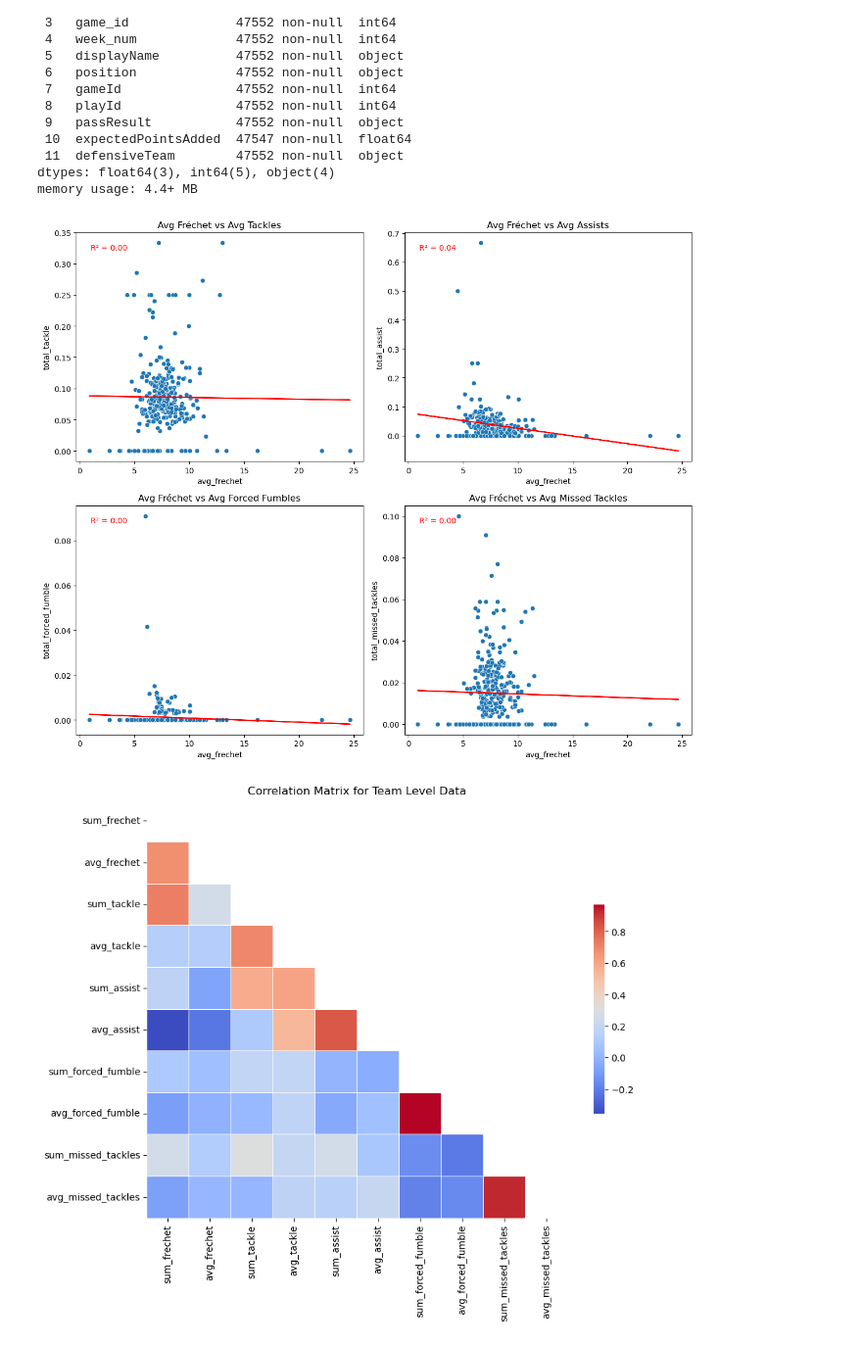
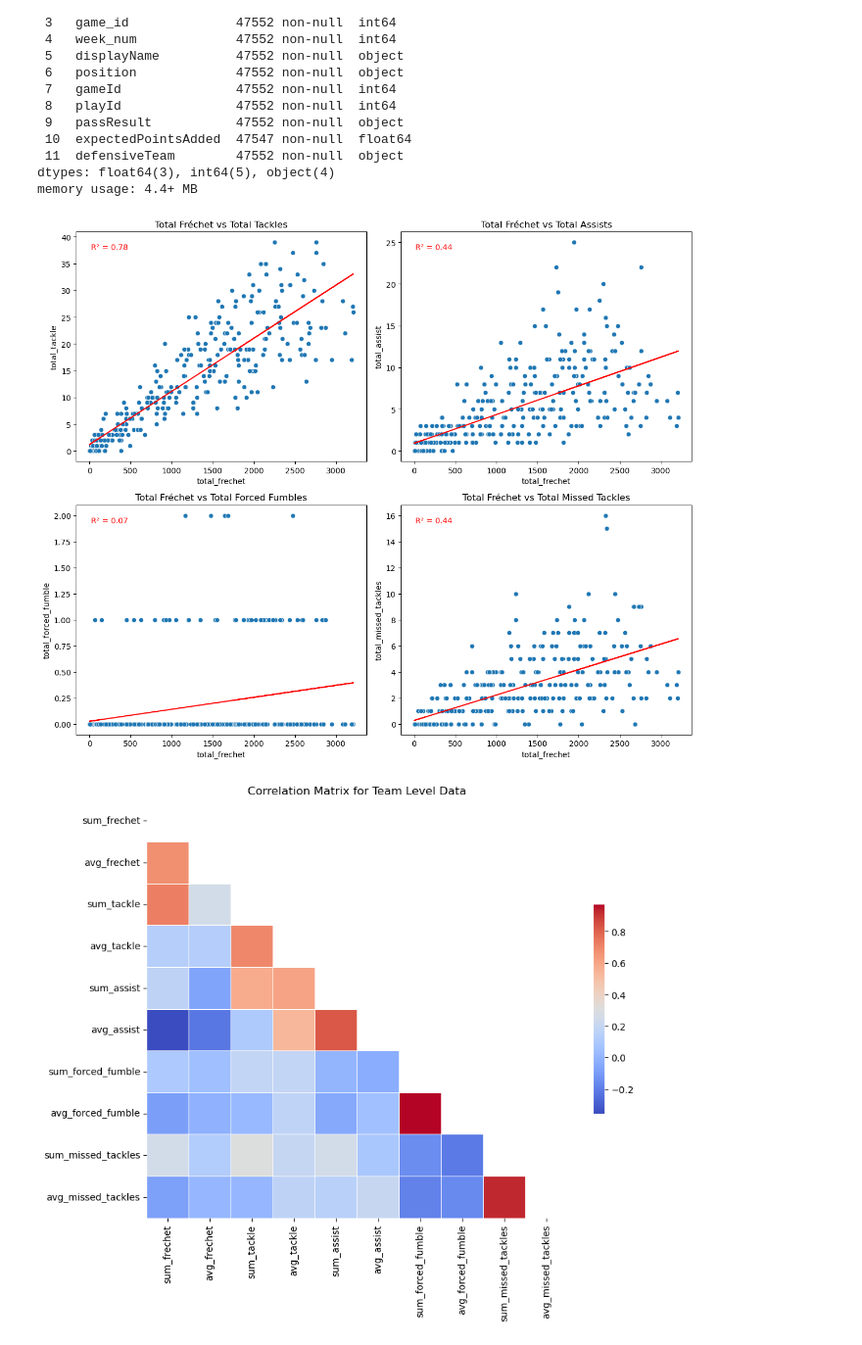
Before and after one commit to tbryan2/nfl-big-data-bowl-2024, a Jupyter notebook: notebooks/analyze_pso.ipynb, the cells around one changed output. Shown at 98% size. Cells and saved outputs as stored; diff of their text form; code cells hidden in the pictures.

```diff
--- a/notebooks/analyze_pso.ipynb
+++ b/notebooks/analyze_pso.ipynb
@@ -202,44 +202,44 @@ df[tackle_cols] = df[tackle_cols].fillna(0)
 
 # Aggregate at the player level
 player_level_data = df.groupby(['nflId', 'displayName']).agg(
-    avg_frechet=('frechet_distance', 'mean'),
-    total_tackle=('tackle', 'mean'),
-    total_assist=('assist', 'mean'),
-    total_forced_fumble=('forcedFumble', 'mean'),
-    total_missed_tackles=('pff_missedTackle', 'mean'),
+    total_frechet=('frechet_distance', 'sum'),
+    total_tackle=('tackle', 'sum'),
+    total_assist=('assist', 'sum'),
+    total_forced_fumble=('forcedFumble', 'sum'),
+    total_missed_tackles=('pff_missedTackle', 'sum'),
 ).reset_index()
 
 # Define a function to create scatter plots with trend lines
 def create_scatter_plot(x, y, data, ax, title):
     sns.scatterplot(x=x, y=y, data=data, ax=ax)
     ax.set_title(title)
     slope, intercept, r_value, p_value, std_err = linregress(data[x], data[y])
     ax.plot(data[x], intercept + slope*data[x], color='red')  # Trend line
     ax.text(0.05, 0.95, f'R\u00b2 = {r_value**2:.2f}', transform=ax.transAxes,
             color='red', verticalalignment='top')
 
 # Create scatter plots for player-level data
 fig, axs = plt.subplots(2, 2, figsize=(12, 10))
-create_scatter_plot('avg_frechet', 'total_tackle', player_level_data, axs[0, 0], 'Avg Fréchet vs Avg Tackles')
-create_scatter_plot('avg_frechet', 'total_assist', player_level_data, axs[0, 1], 'Avg Fréchet vs Avg Assists')
-create_scatter_plot('avg_frechet', 'total_forced_fumble', player_level_data, axs[1, 0], 'Avg Fréchet vs Avg Forced Fumbles')
-create_scatter_plot('avg_frechet', 'total_missed_tackles', player_level_data, axs[1, 1], 'Avg Fréchet vs Avg Missed Tackles')
+create_scatter_plot('total_frechet', 'total_tackle', player_level_data, axs[0, 0], 'Total Fréchet vs Total Tackles')
+create_scatter_plot('total_frechet', 'total_assist', player_level_data, axs[0, 1], 'Total Fréchet vs Total Assists')
+create_scatter_plot('total_frechet', 'total_forced_fumble', player_level_data, axs[1, 0], 'Total Fréchet vs Total Forced Fumbles')
+create_scatter_plot('total_frechet', 'total_missed_tackles', player_level_data, axs[1, 1], 'Total Fréchet vs Total Missed Tackles')
 plt.tight_layout()
 plt.show()
 
 # Aggregate at the team level for both pass and run plays
 team_level_data = df.groupby(['defensiveTeam', 'passResult']).agg(
     avg_frechet_per_play=('frechet_distance', lambda x: x.sum() / x.count()),
     total_tackle=('tackle', 'sum'),
     total_assist=('assist', 'sum'),
     total_forced_fumble=('forcedFumble', 'sum'),
     total_missed_tackles=('pff_missedTackle', 'sum'),
 ).reset_index()
 
 # Create scatter plots for team-level data
 # Repeat the scatter plot process for team_level_data
 # %% [output]
-[figure, old version]
+[figure, new version]
 # %%
 # Fill NaN values with zeros for tackle-related columns
 tackle_cols = ['tackle', 'assist', 'forcedFumble', 'pff_missedTackle']
```
